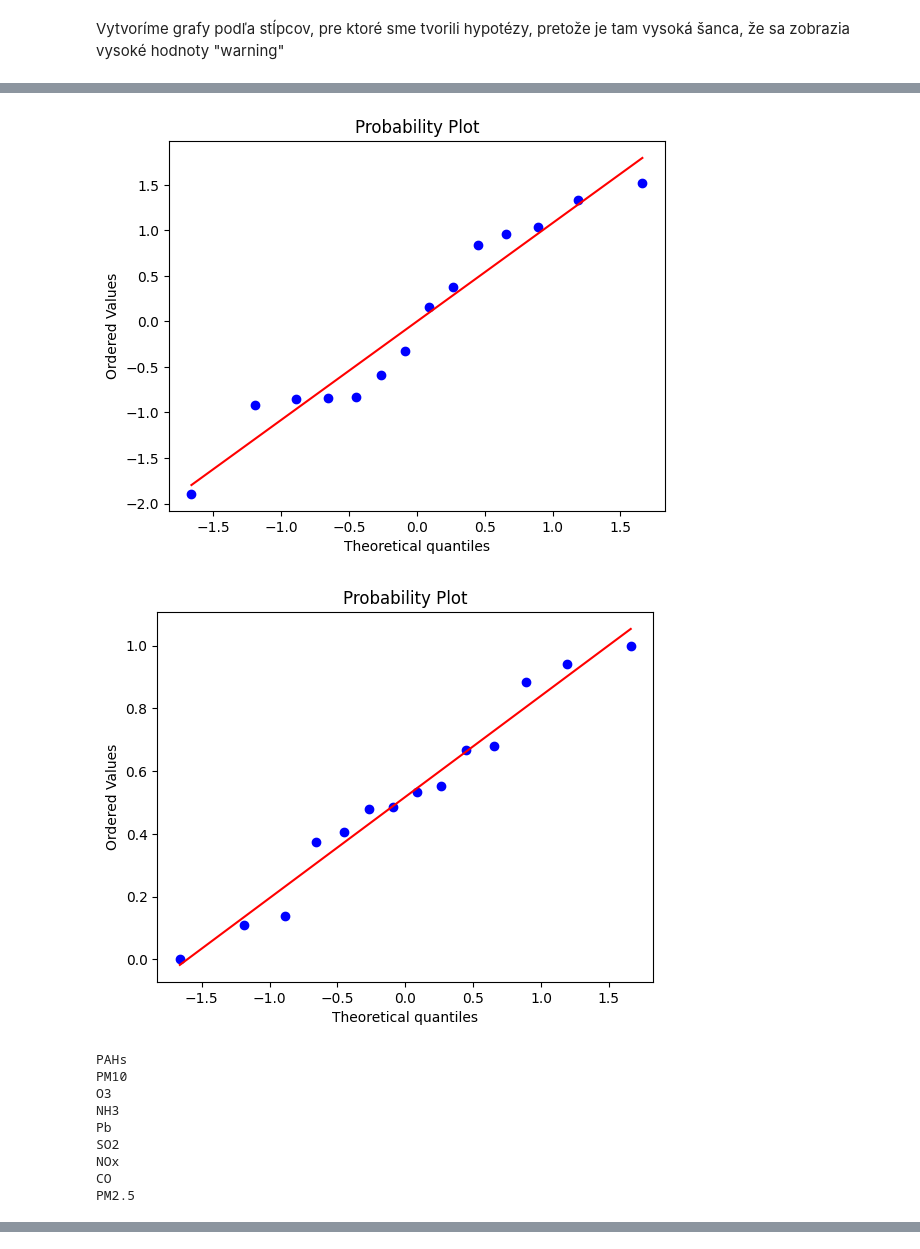
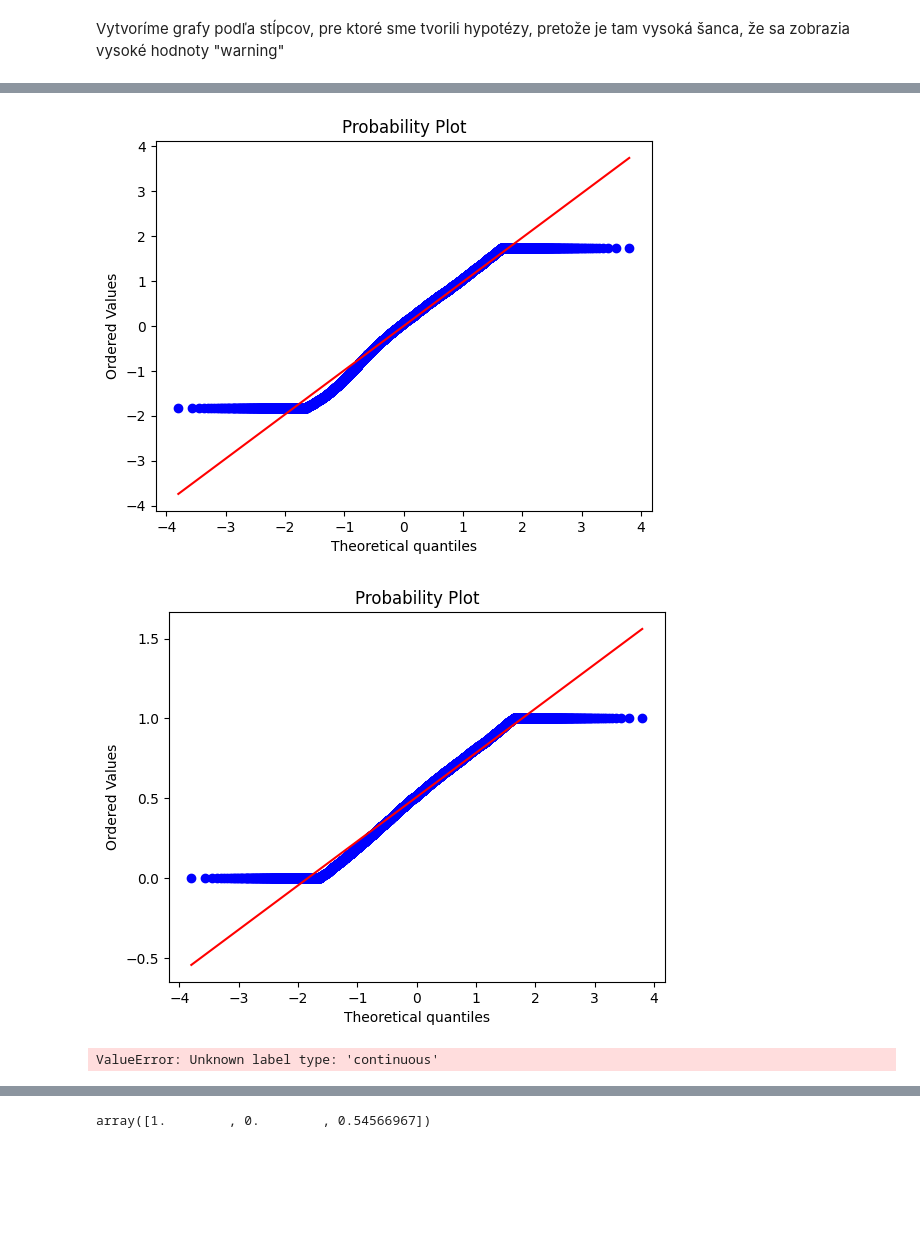
Before and after one commit to MarcelValent/IAU_projekt, a Jupyter notebook: Druha_faza.ipynb, the cells around one changed output, grey strips where cells are left out. Cells and saved outputs as stored; diff of their text form; code cells hidden in the pictures; blank space fills up the shorter version.

```diff
--- a/Druha_faza.ipynb
+++ b/Druha_faza.ipynb
@@ -192,3 +191,6 @@ memory usage: 1.7+ MB
 # %% [markdown]
 ### Odstránenie NA hodnôt
 Ako prvé skúsime metódu s odstránením riadkov, kde chýbajú hodnoty.
+# %%
+data = data.dropna(subset = ['warning'])
+data.warning.unique()
@@ -273,7 +296,7 @@ sns.heatmap(temp_data_median.iloc[: , :15].corr(), annot=True, fmt=".3f", linewi
 3.Nahradenie chýbajúcich hodnôt priemerom
 # %%
 tmp_data_average = data.copy()
-tmp_data_average.fillna(tmp_data_average.iloc[: , :1].mean(), inplace=True)
+tmp_data_average.fillna(tmp_data_average.iloc[: , :16].mean(), inplace=True)
 print("Rozdiel v korelácii po nahradení chýbajúcich hodnôt priemerom")
 findDiffCorrelation(tmp_data_average)
 # %% [output]
@@ -496,9 +498,11 @@ Počet outlierov v stĺpci latitude je 40
 Počet outlierov v stĺpci longitude je 0
+# %%
+data = transform(data)
 # %% [markdown]
 ##  Realizácia predspracovania dát
 Rozdelenie na trénovaciu a testovaciu sadu
 # %%
-training_data, test_data = train_test_split(tmp_data, test_size=0.2, random_state=42)
+training_data, test_data = train_test_split(data, test_size=0.2, random_state=42)
 # %% [markdown]
 Pripravenie trénovacieho setu na strojové učenie
 # %%
@@ -555,7 +559,7 @@ stats.probplot(training_data["CH4"], plot=sns.mpl.pyplot, fit=True)
 plt.show()
 
 test_out = training_data["warning"]
-test_input = training_data.copy()
+test_input = training_data.iloc[:, :16].copy()
 test_input.drop("warning", axis=1, inplace=True)
 test_out
 
@@ -578,11 +582,3 @@ for feature_list_index in sfm.get_support(indices=True):
-[figure, old version]
+[figure, new version]
-[figure, old version]
+[figure, new version]
-PAHs
-PM10
-O3
-NH3
-Pb
-SO2
-NOx
-CO
-PM2.5
+ValueError: Unknown label type: 'continuous'
@@ -595,0 +585,4 @@ Please also refer to the documentation for alternative solver options:
+# %%
+test_out.unique()
+# %% [output]
+array([1.        , 0.        , 0.54566967])
```
Also changed, not shown: parts of 23 cells of this notebook.
